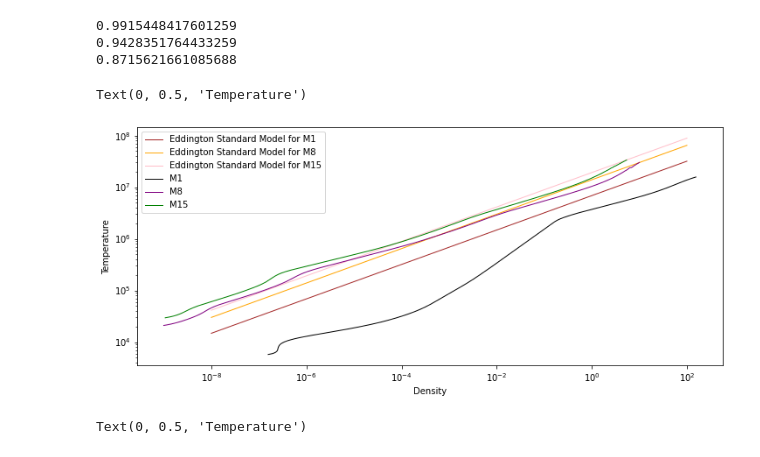
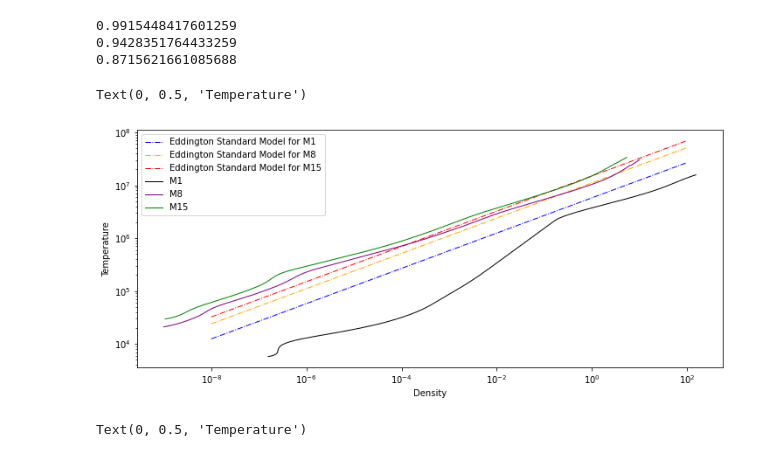
Before and after one commit to SudatKhan/ast341_hw, a Jupyter notebook: ast_hw6.ipynb, the cells around one changed output. Cells and saved outputs as stored; diff of their text form; code cells hidden in the pictures.

```diff
--- a/ast_hw6.ipynb
+++ b/ast_hw6.ipynb
@@ -118,28 +118,28 @@ print(beta_15)
 # %%
 fig = plt.figure(figsize=(12,5))
 
 def T1(rho1):
     return ((3 * N_a * kB * (1 - beta)) / (((4 * sigma) / (3*10**10)) * data4[0,5] * beta))**(1/3) * (rho1)**(1/3)
 def T2(rho1):
     return ((3 * N_a * kB * (1 - beta_8)) / (((4 * sigma) / (3*10**10)) * data5[0,5] * beta_8))**(1/3) * (rho1)**(1/3)
 def T3(rho1):
     return ((3 * N_a * kB * (1 - beta_15)) / (((4 * sigma) / (3*10**10)) * data6[0,5] * beta_15))**(1/3) * (rho1)**(1/3)
 rho1 = np.linspace(10**(-8), 10**2, 1000)
-plt.plot(rho1, T1(rho1), lw=1.0, c='brown', label= 'Eddington Standard Model for M1')
-plt.plot(rho1, T2(rho1), lw=1.0, c='orange', label= 'Eddington Standard Model for M8')
-plt.plot(rho1, T3(rho1), lw=1.0, c='pink', label= 'Eddington Standard Model for M15')
+plt.plot(rho1, T1(rho1),'b-.', lw=1.0, label= 'Eddington Standard Model for M1')
+plt.plot(rho1, T2(rho1), lw=1.0, c='orange', linestyle='-.' , label= 'Eddington Standard Model for M8')
+plt.plot(rho1, T3(rho1), lw=1.0, c='red', linestyle='-.', label= 'Eddington Standard Model for M15')
 
-plt.plot(rho, temp, lw=1, c='black', label = 'M1')
+plt.plot(rho, temp,c='black', lw=1, label = 'M1')
 plt.plot(rho_8, temp_8, lw=1, c='purple', label='M8' )
 plt.plot(rho_15, temp_15, lw=1, c='green', label= 'M15')
 plt.legend()
 plt.xscale('log')
 plt.yscale('log')
 plt.xlabel('Density')
 plt.ylabel('Temperature')
 # %% [output]
 Text(0, 0.5, 'Temperature')
-[figure, old version]
+[figure, new version]
 # %%
 fig = plt.figure(figsize=(12,5))
 
```
Also changed, not shown: parts of 2 cells of this notebook.
